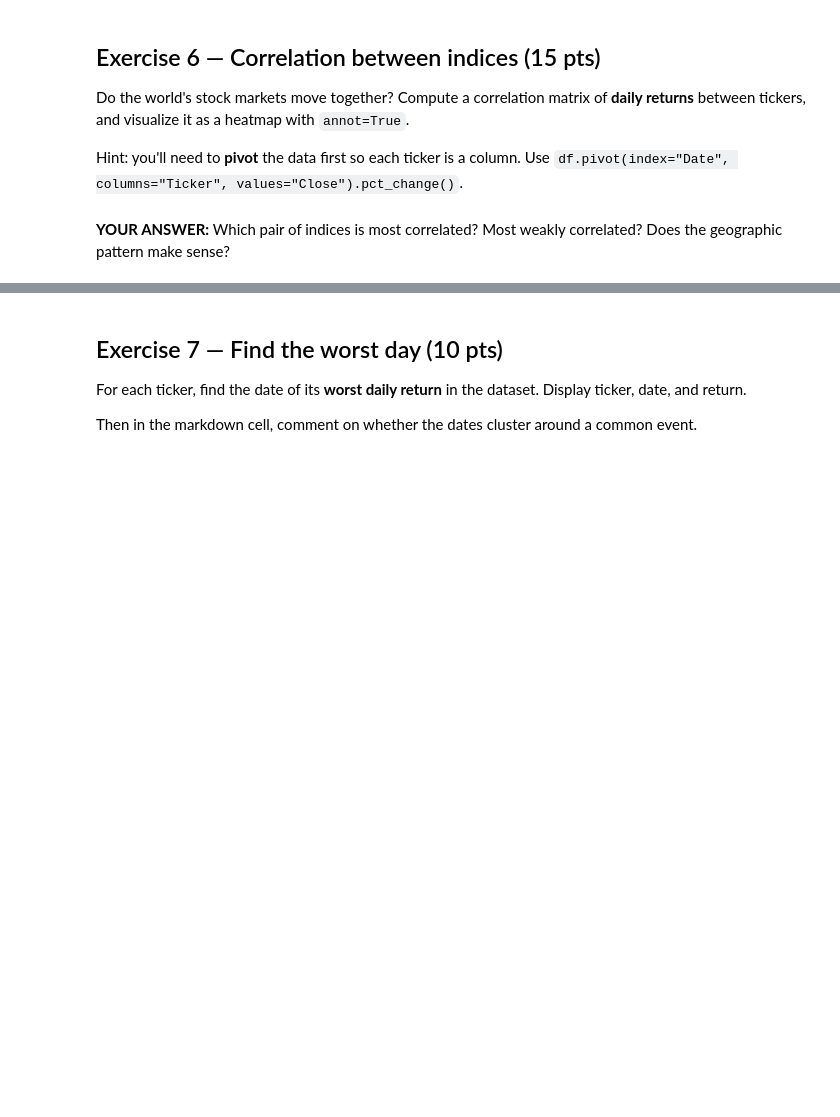
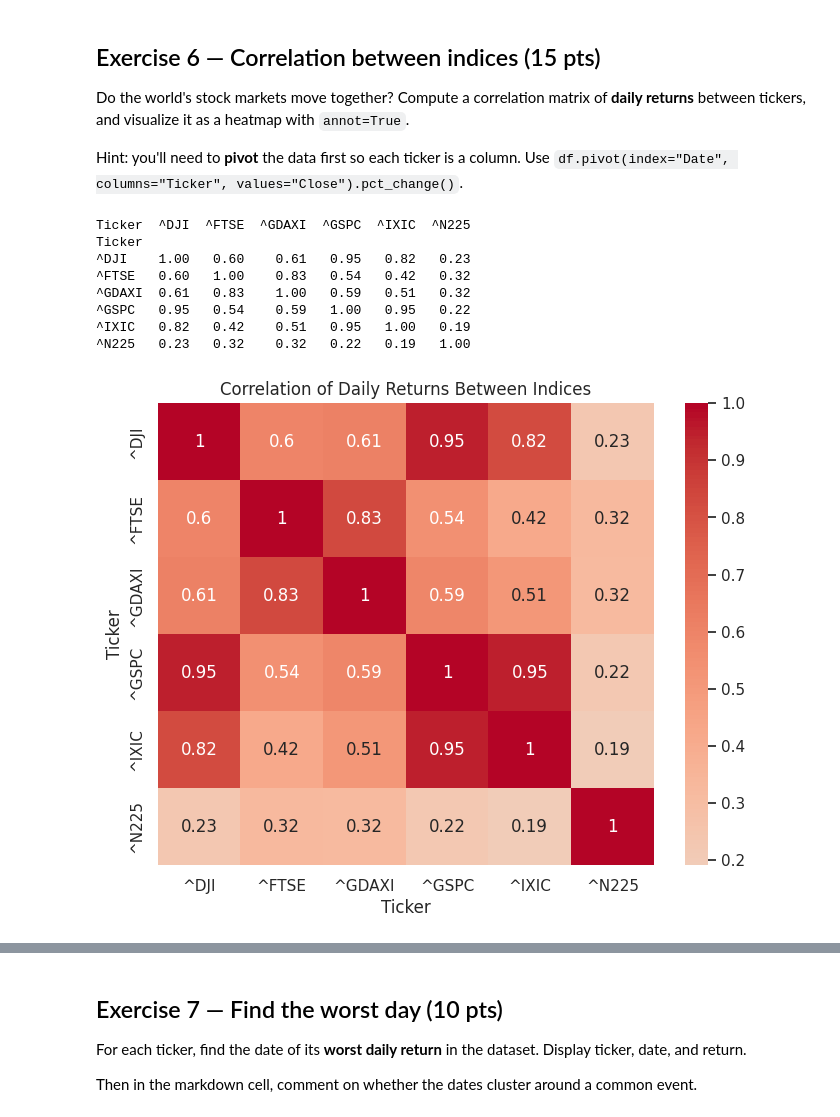
Before and after one commit to stewari23/ITCS-3162, a Jupyter notebook: lab_04_exercise.ipynb, the cells around one changed output, grey strips where cells are left out. Cells and saved outputs as stored; diff of their text form; code cells hidden in the pictures; blank space fills up the shorter version.

```diff
--- a/lab_04_exercise.ipynb
+++ b/lab_04_exercise.ipynb
@@ -294,2 +328,33 @@ Hint: you'll need to **pivot** the data first so each ticker is a column. Use `d
-# %% [markdown]
-**YOUR ANSWER:** Which pair of indices is most correlated? Most weakly correlated? Does the geographic pattern make sense?
+# %%
+# TODO: pivot, compute returns, correlation, heatmap
+# Make sure rows are sorted
+df = df.sort_values(["Ticker", "Date"])
+
+# Pivot so each ticker becomes its own column
+close_pivot = df.pivot(index="Date", columns="Ticker", values="Close")
+
+# Compute daily returns for each ticker
+returns_pivot = close_pivot.pct_change()
+
+# Compute correlation matrix of daily returns
+corr_matrix = returns_pivot.corr()
+
+# Show the correlation matrix
+print(corr_matrix.round(2))
+
+# Heatmap
+plt.figure(figsize=(8, 6))
+sns.heatmap(corr_matrix, annot=True, cmap="coolwarm", center=0)
+
+plt.title("Correlation of Daily Returns Between Indices")
+plt.show()
+# %% [output]
+Ticker  ^DJI  ^FTSE  ^GDAXI  ^GSPC  ^IXIC  ^N225
+Ticker
+^DJI    1.00   0.60    0.61   0.95   0.82   0.23
+^FTSE   0.60   1.00    0.83   0.54   0.42   0.32
+^GDAXI  0.61   0.83    1.00   0.59   0.51   0.32
+^GSPC   0.95   0.54    0.59   1.00   0.95   0.22
+^IXIC   0.82   0.42    0.51   0.95   1.00   0.19
+^N225   0.23   0.32    0.32   0.22   0.19   1.00
+[figure, added]
```
Also changed, not shown: parts of 10 cells of this notebook.
